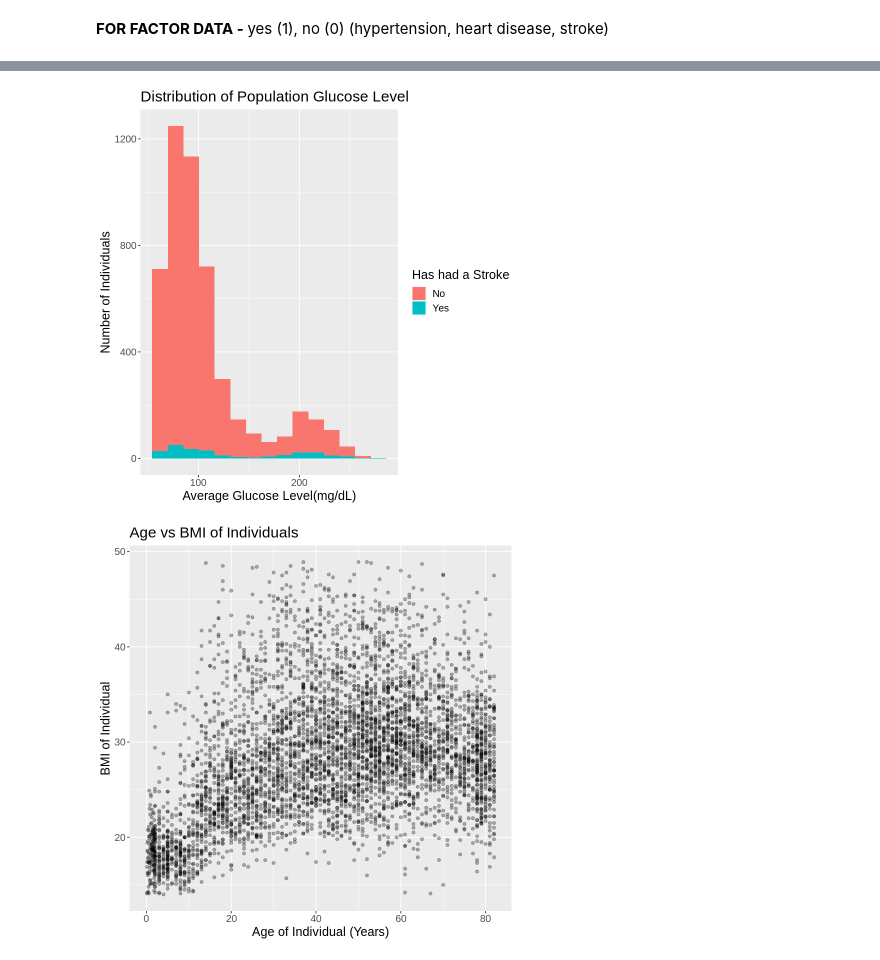
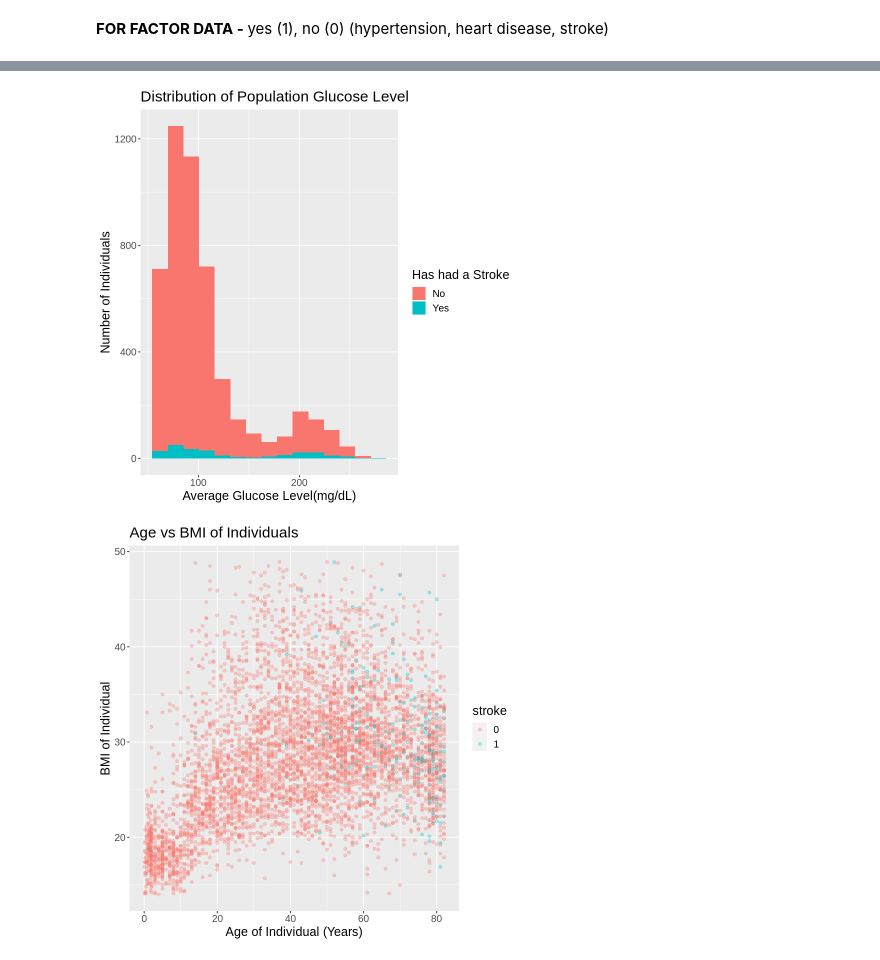
Before and after one commit to inigogrch/dsci-100-2022w2-group-29-section-007, a Jupyter notebook: project-code.ipynb, the cells around one changed output, grey strips where cells are left out. Saved outputs shown, nothing was run; the diff lists cells and outputs as text; code cells hidden in the pictures.

```diff
--- a/project-code.ipynb
+++ b/project-code.ipynb
@@ -215,35 +220,35 @@ bmi_histogram_plot <- histogram_data |>
     ylab("Number of Individuals") +
     labs(fill = "Has had a Stroke") +
     ggtitle("Distribution of Population BMI") +
     theme(text = element_text(size=15))
 
 bmi_histogram_plot
 
 glucose_histogram_plot <- histogram_data |>
     ggplot(aes(x = avg_glucose_level, fill = stroke)) +
     geom_histogram(bins = 15) +
     xlab("Average Glucose Level(mg/dL)") +
     ylab("Number of Individuals") +
     labs(fill = "Has had a Stroke") +
     ggtitle("Distribution of Population Glucose Level") +
     theme(text = element_text(size=15))
 
 glucose_histogram_plot
 
 age_bmi_scatterplot <- brainstroke_data_v1 |>
-    ggplot(aes(x = age, y = body_mass_index)) +
+    ggplot(aes(x = age, y = body_mass_index, color = stroke)) +
     geom_point(alpha = 0.3) +
     xlab("Age of Individual (Years)") +
     ylab("BMI of Individual") +
     ggtitle("Age vs BMI of Individuals") +
     theme(text = element_text(size=15))
 
 age_bmi_scatterplot
 # %% [output]
 [figure]
 [figure]
 [figure]
-[figure, old version]
+[figure, new version]
 # %%
 # # changing chr data to categorical int data (gender, smoking status, work type, residence type)
 # # changing dbl data to categorical int data (hypertension, heart disease)
```
Also changed, not shown: parts of 2 cells of this notebook.
